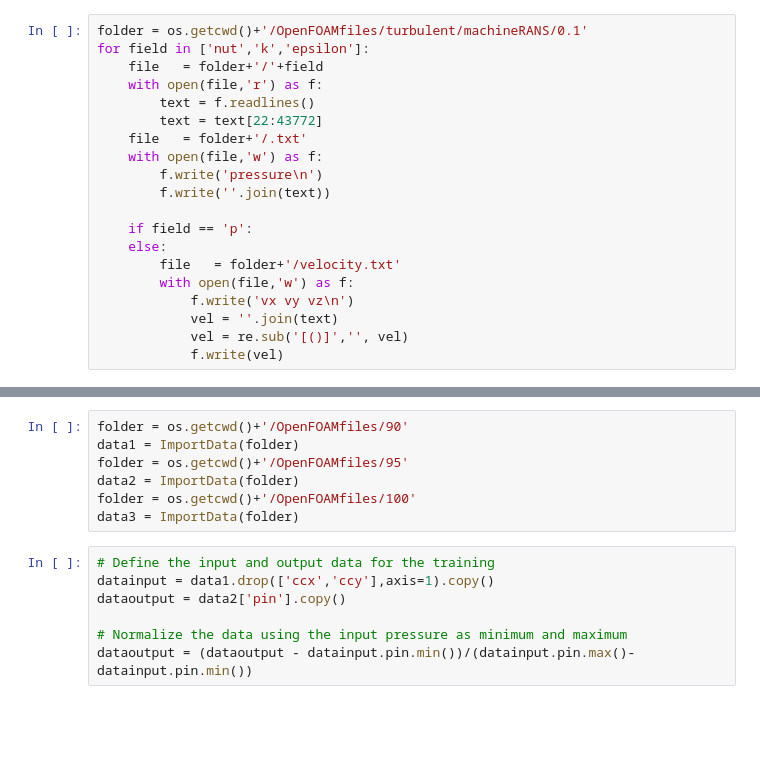
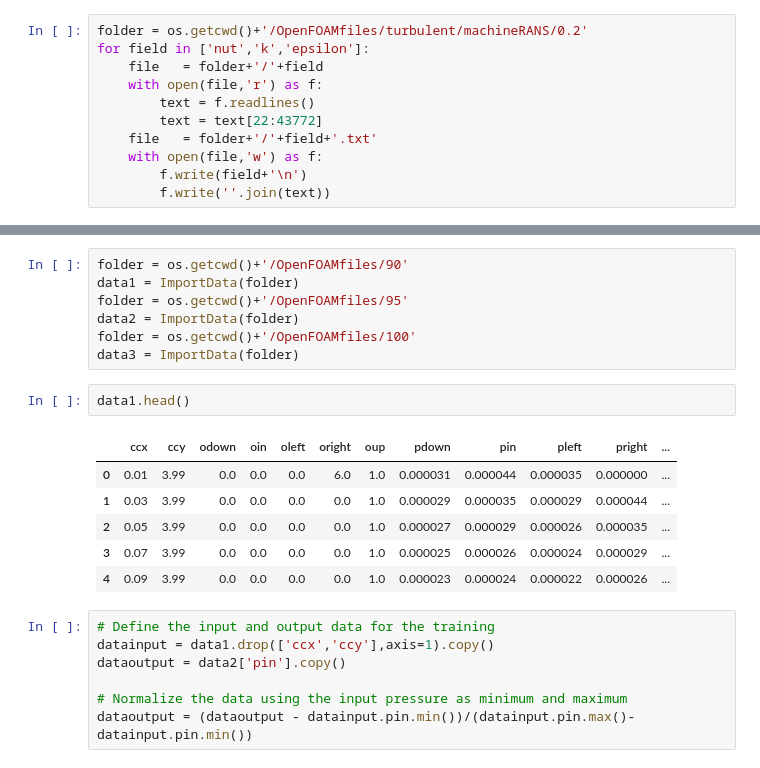
Before and after one commit to davibarreira/navierstokes-machine, a Jupyter notebook: DataPreparation.ipynb, the cells around one changed output, grey strips where cells are left out. Saved outputs shown, nothing was run; the diff lists cells and outputs as text; blank space fills up the shorter version.

```diff
--- a/DataPreparation.ipynb
+++ b/DataPreparation.ipynb
@@ -44,23 +46,14 @@ for folders in ['machineRANS/0.1','machineRANS/0.2','machineLES/0.1','machineLES
 # %%
-folder = os.getcwd()+'/OpenFOAMfiles/turbulent/machineRANS/0.1'
+folder = os.getcwd()+'/OpenFOAMfiles/turbulent/machineRANS/0.2'
 for field in ['nut','k','epsilon']:
     file   = folder+'/'+field
     with open(file,'r') as f:
         text = f.readlines()
         text = text[22:43772]
-    file   = folder+'/.txt'
+    file   = folder+'/'+field+'.txt'
     with open(file,'w') as f:
-        f.write('pressure\n')
+        f.write(field+'\n')
         f.write(''.join(text))
-
-    if field == 'p':
-    else:
-        file   = folder+'/velocity.txt'
-        with open(file,'w') as f:
-            f.write('vx vy vz\n')
-            vel = ''.join(text)
-            vel = re.sub('[()]','', vel)
-            f.write(vel)
 # %% [markdown]
 ### 2. Function Definition
 The function to import the data is written here.
@@ -150,6 +143,15 @@ folder = os.getcwd()+'/OpenFOAMfiles/95'
 data2 = ImportData(folder)
 folder = os.getcwd()+'/OpenFOAMfiles/100'
 data3 = ImportData(folder)
+# %%
+data1.head()
+# %% [output]
+|  | ccx | ccy | odown | oin | oleft | oright | oup | pdown | pin | pleft | pright | ... |
+| 0 | 0.01 | 3.99 | 0.0 | 0.0 | 0.0 | 6.0 | 1.0 | 0.000031 | 0.000044 | 0.000035 | 0.000000 | ... |
+| 1 | 0.03 | 3.99 | 0.0 | 0.0 | 0.0 | 0.0 | 1.0 | 0.000029 | 0.000035 | 0.000029 | 0.000044 | ... |
+| 2 | 0.05 | 3.99 | 0.0 | 0.0 | 0.0 | 0.0 | 1.0 | 0.000027 | 0.000029 | 0.000026 | 0.000035 | ... |
+| 3 | 0.07 | 3.99 | 0.0 | 0.0 | 0.0 | 0.0 | 1.0 | 0.000025 | 0.000026 | 0.000024 | 0.000029 | ... |
+| 4 | 0.09 | 3.99 | 0.0 | 0.0 | 0.0 | 0.0 | 1.0 | 0.000023 | 0.000024 | 0.000022 | 0.000026 | ... |
 # %%
 # Define the input and output data for the training
 datainput = data1.drop(['ccx','ccy'],axis=1).copy()
```
Also changed, not shown: parts of 1 cell of this notebook, 1 other file.
